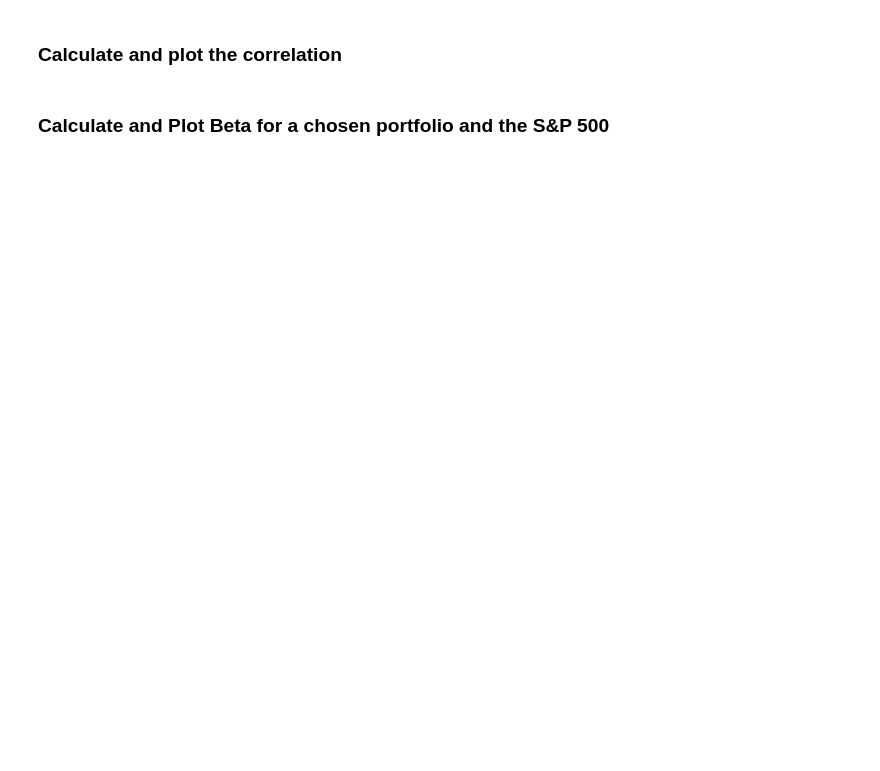
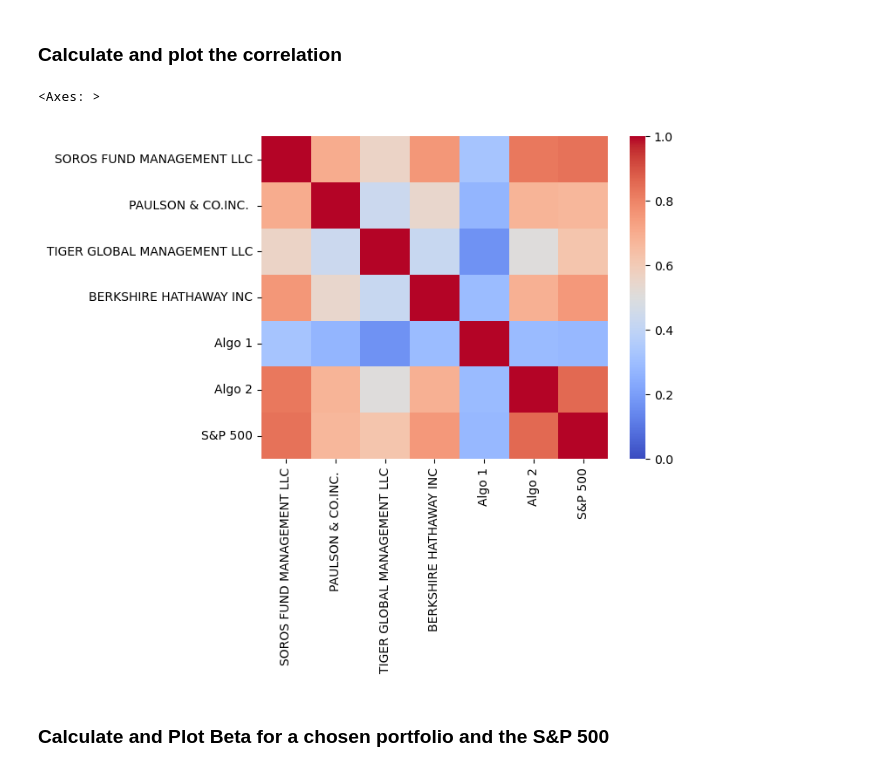
Before and after one commit to Akosah304/Whale_Analysis, a Jupyter notebook: whale_analysis.ipynb, the cells around one changed output. Drawn from its saved outputs; the diff is of its cells as text; code cells hidden in the pictures; blank space fills up the shorter version.

```diff
--- a/whale_analysis.ipynb
+++ b/whale_analysis.ipynb
@@ -289,8 +305,13 @@ Risk changes over time. Analyze the rolling statistics for Risk and Beta.
 ### Calculate and plot the correlation
 # %%
 # Calculate the correlation
-
+correlation = combined_df.corr()
+correlation
 # Display de correlation matrix
+sns.heatmap(correlation, vmin=0, vmax=1, cmap='coolwarm')
+# %% [output]
+<Axes: >
+[figure, added]
 # %% [markdown]
 ### Calculate and Plot Beta for a chosen portfolio and the S&P 500
 # %%
```
Also changed, not shown: parts of 39 cells of this notebook.
